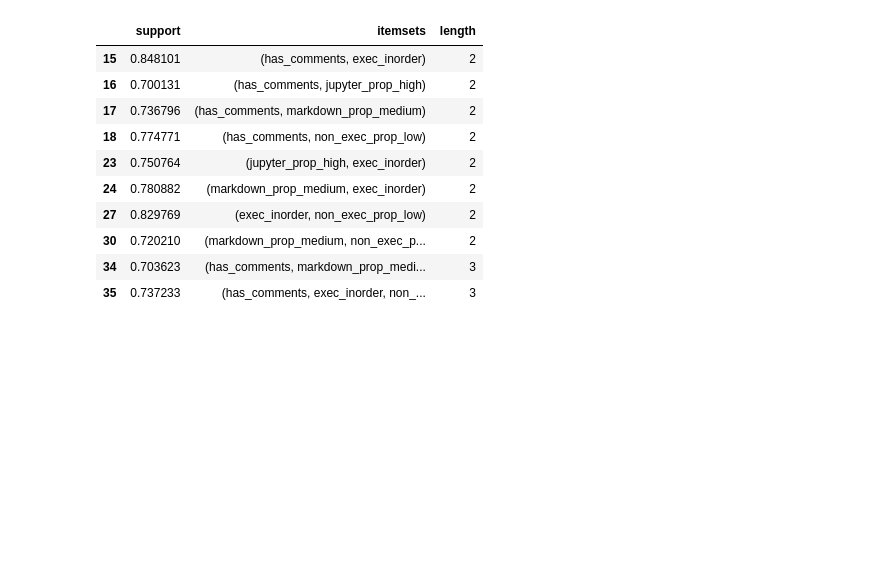
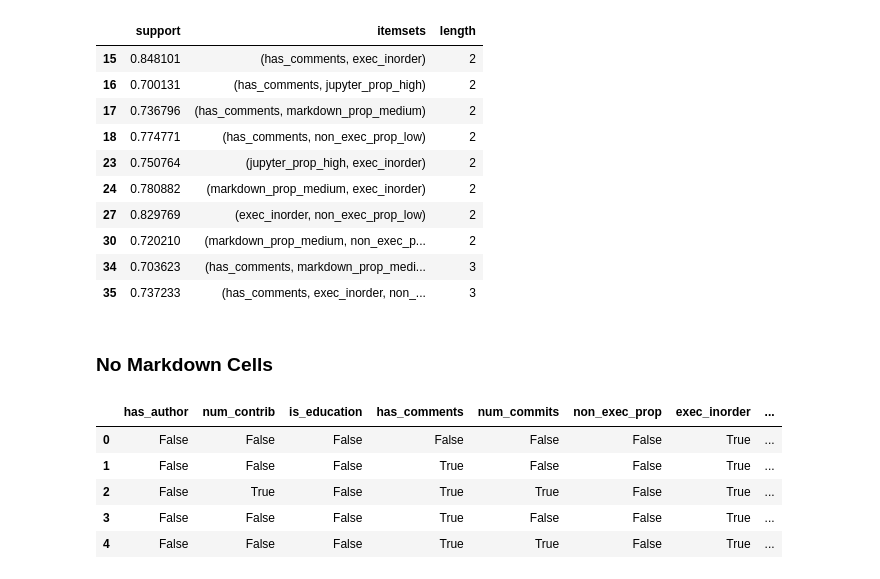
Before and after one commit to Isabel-Gan/quantifying-notebook-features, a Jupyter notebook: output/complete-runs/analysis/cat-factor-analysis.ipynb, the cells around one changed output. Cells and saved outputs as stored; diff of their text form; code cells hidden in the pictures; blank space fills up the shorter version.

Commit message:
frequent itemsets for no markdown cell group

```diff
--- a/output/complete-runs/analysis/cat-factor-analysis.ipynb
+++ b/output/complete-runs/analysis/cat-factor-analysis.ipynb
@@ -607,3 +607,19 @@ md_itemsets[(md_itemsets['length'] >= 2) & (md_itemsets['support'] >= 0.7)]
 | 30 | 0.720210 | (markdown_prop_medium, non_exec_p... | 2 |
 | 34 | 0.703623 | (has_comments, markdown_prop_medi... | 3 |
 | 35 | 0.737233 | (has_comments, exec_inorder, non_... | 3 |
+# %% [markdown]
+### No Markdown Cells
+# %%
+# replace 1/0 with True/False
+no_md_one_hot = no_md_one_hot.replace(1, True)
+no_md_one_hot = no_md_one_hot.replace(0, False)
+# %%
+# initial look at the data
+no_md_one_hot.head()
+# %% [output]
+|  | has_author | num_contrib | is_education | has_comments | num_commits | non_exec_prop | exec_inorder | ... |
+| 0 | False | False | False | False | False | False | True | ... |
+| 1 | False | False | False | True | False | False | True | ... |
+| 2 | False | True | False | True | True | False | True | ... |
+| 3 | False | False | False | True | False | False | True | ... |
+| 4 | False | False | False | True | True | False | True | ... |
```
Also changed, not shown: parts of 5 cells of this notebook.
